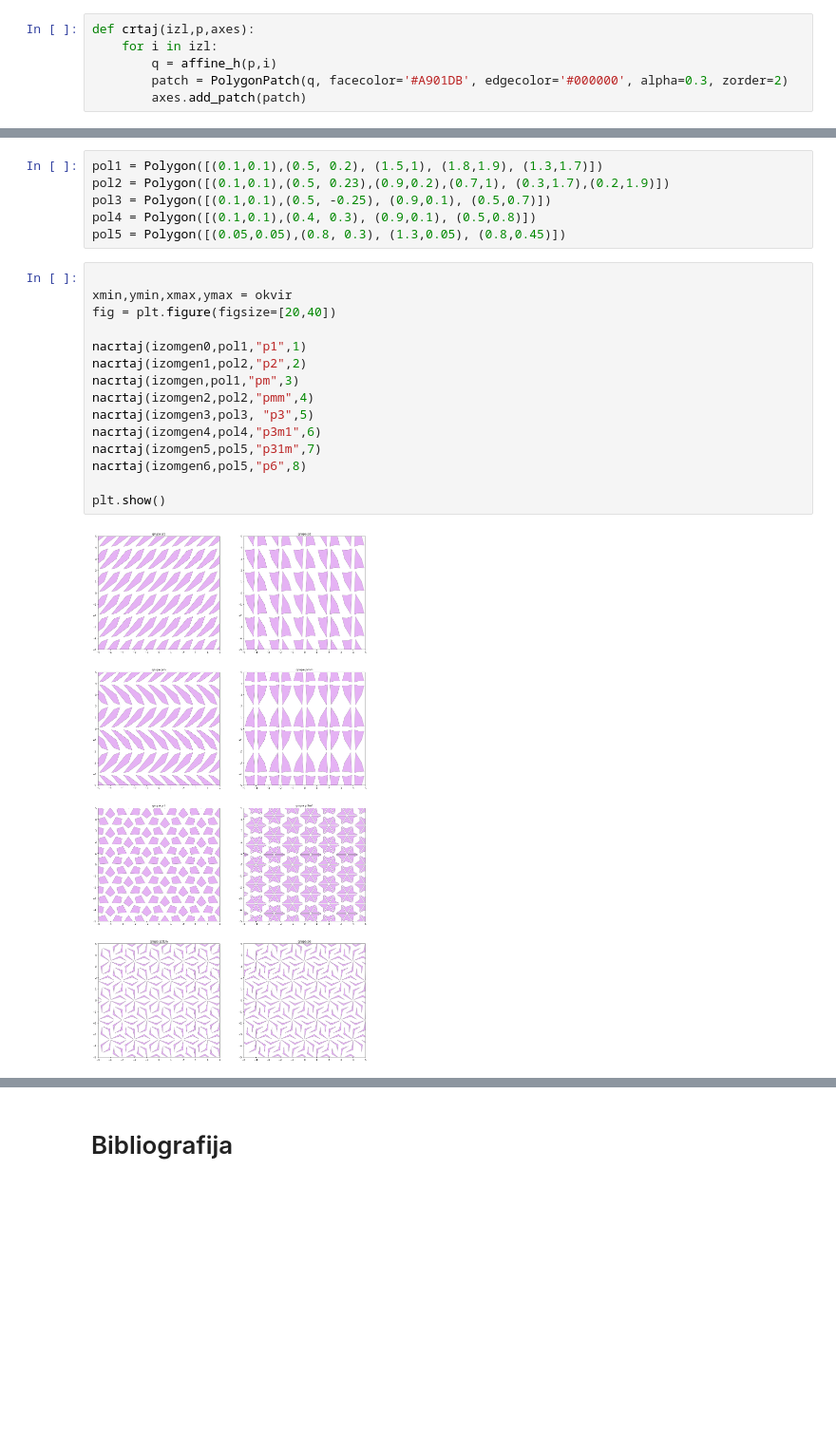
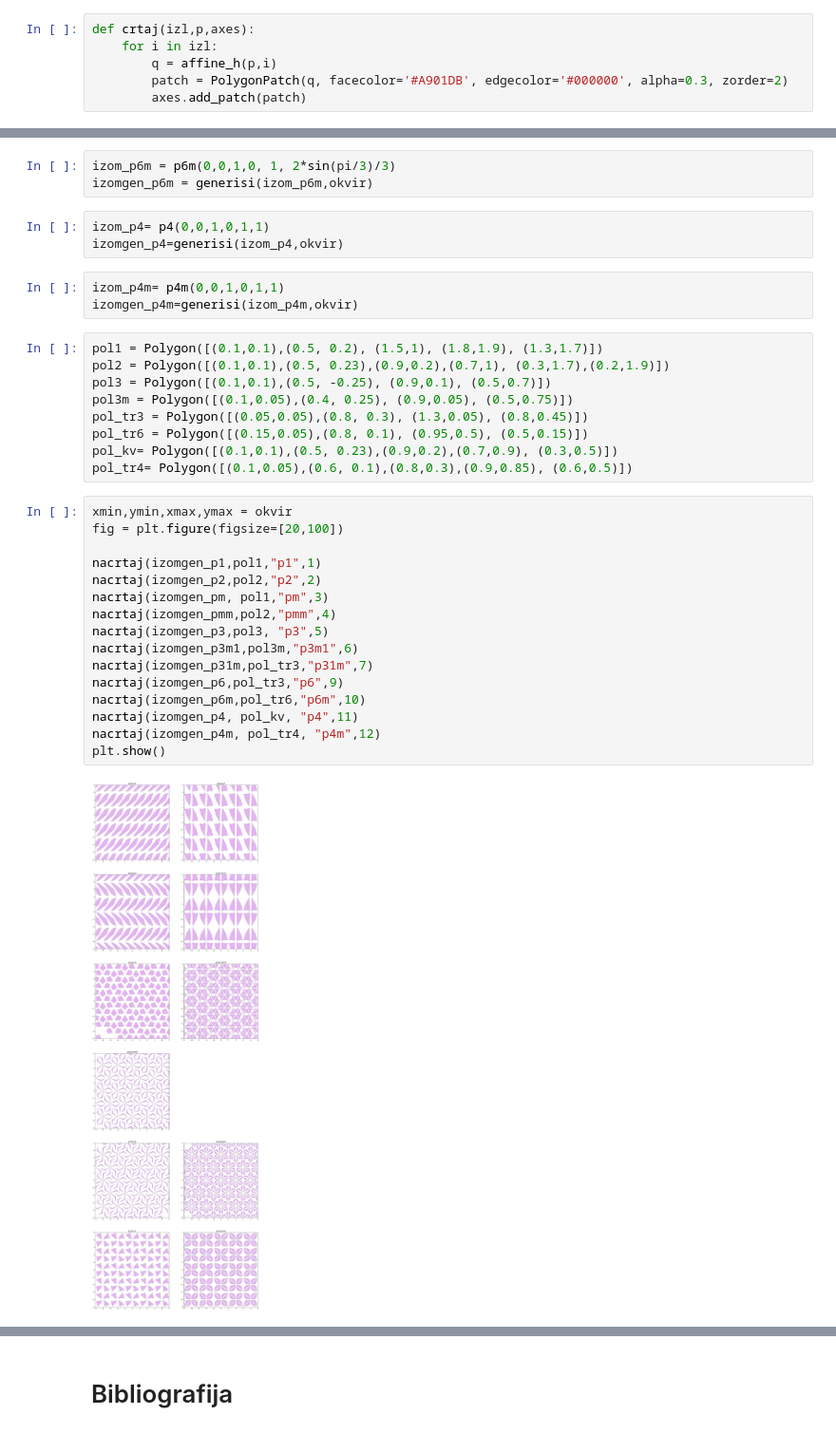
Before and after one commit to marinavas/poplocavanje, a Jupyter notebook: uvod.ipynb, the cells around one changed output, grey strips where cells are left out. Shown at 95% size. Cells and saved outputs as stored; diff of their text form; blank space fills up the shorter version.

```diff
--- a/uvod.ipynb
+++ b/uvod.ipynb
@@ -290,23 +323,36 @@ izomgen6 = generisi(izom6,okvir)
+# %%
+izom_p6m = p6m(0,0,1,0, 1, 2*sin(pi/3)/3)
+izomgen_p6m = generisi(izom_p6m,okvir)
+# %%
+izom_p4= p4(0,0,1,0,1,1)
+izomgen_p4=generisi(izom_p4,okvir)
+# %%
+izom_p4m= p4m(0,0,1,0,1,1)
+izomgen_p4m=generisi(izom_p4m,okvir)
 # %%
 pol1 = Polygon([(0.1,0.1),(0.5, 0.2), (1.5,1), (1.8,1.9), (1.3,1.7)])
 pol2 = Polygon([(0.1,0.1),(0.5, 0.23),(0.9,0.2),(0.7,1), (0.3,1.7),(0.2,1.9)])
 pol3 = Polygon([(0.1,0.1),(0.5, -0.25), (0.9,0.1), (0.5,0.7)])
-pol4 = Polygon([(0.1,0.1),(0.4, 0.3), (0.9,0.1), (0.5,0.8)])
-pol5 = Polygon([(0.05,0.05),(0.8, 0.3), (1.3,0.05), (0.8,0.45)])
+pol3m = Polygon([(0.1,0.05),(0.4, 0.25), (0.9,0.05), (0.5,0.75)])
+pol_tr3 = Polygon([(0.05,0.05),(0.8, 0.3), (1.3,0.05), (0.8,0.45)])
+pol_tr6 = Polygon([(0.15,0.05),(0.8, 0.1), (0.95,0.5), (0.5,0.15)])
+pol_kv= Polygon([(0.1,0.1),(0.5, 0.23),(0.9,0.2),(0.7,0.9), (0.3,0.5)])
+pol_tr4= Polygon([(0.1,0.05),(0.6, 0.1),(0.8,0.3),(0.9,0.85), (0.6,0.5)])
 # %%
+xmin,ymin,xmax,ymax = okvir
+fig = plt.figure(figsize=[20,100])
 
-xmin,ymin,xmax,ymax = okvir
-fig = plt.figure(figsize=[20,40])
-
-nacrtaj(izomgen0,pol1,"p1",1)
-nacrtaj(izomgen1,pol2,"p2",2)
-nacrtaj(izomgen,pol1,"pm",3)
-nacrtaj(izomgen2,pol2,"pmm",4)
-nacrtaj(izomgen3,pol3, "p3",5)
-nacrtaj(izomgen4,pol4,"p3m1",6)
-nacrtaj(izomgen5,pol5,"p31m",7)
-nacrtaj(izomgen6,pol5,"p6",8)
-
+nacrtaj(izomgen_p1,pol1,"p1",1)
+nacrtaj(izomgen_p2,pol2,"p2",2)
+nacrtaj(izomgen_pm, pol1,"pm",3)
+nacrtaj(izomgen_pmm,pol2,"pmm",4)
+nacrtaj(izomgen_p3,pol3, "p3",5)
+nacrtaj(izomgen_p3m1,pol3m,"p3m1",6)
+nacrtaj(izomgen_p31m,pol_tr3,"p31m",7)
+nacrtaj(izomgen_p6,pol_tr3,"p6",9)
+nacrtaj(izomgen_p6m,pol_tr6,"p6m",10)
+nacrtaj(izomgen_p4, pol_kv, "p4",11)
+nacrtaj(izomgen_p4m, pol_tr4, "p4m",12)
 plt.show()
 # %% [output]
-[figure, old version]
+[figure, new version]
```
Also changed, not shown: parts of 16 cells of this notebook, 1 other file.
